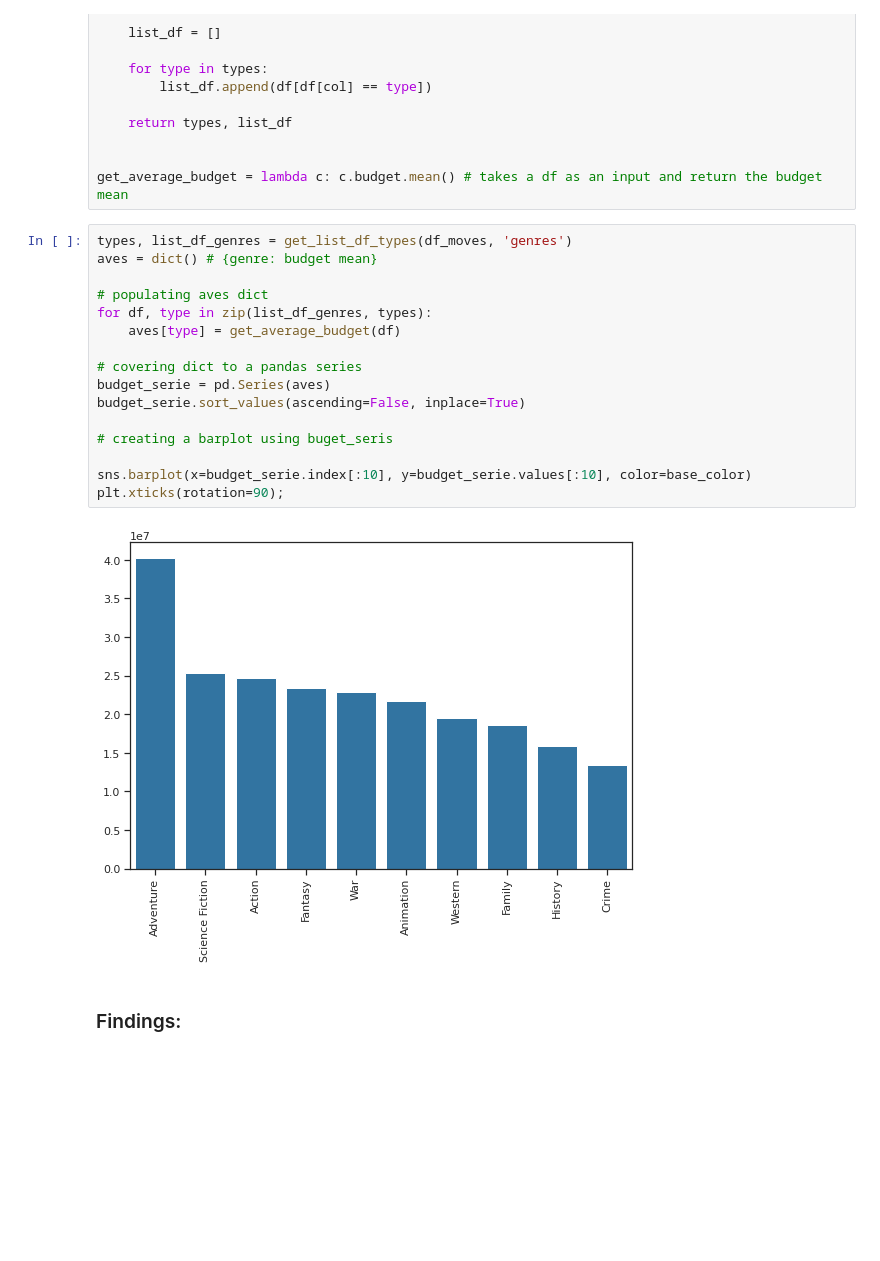
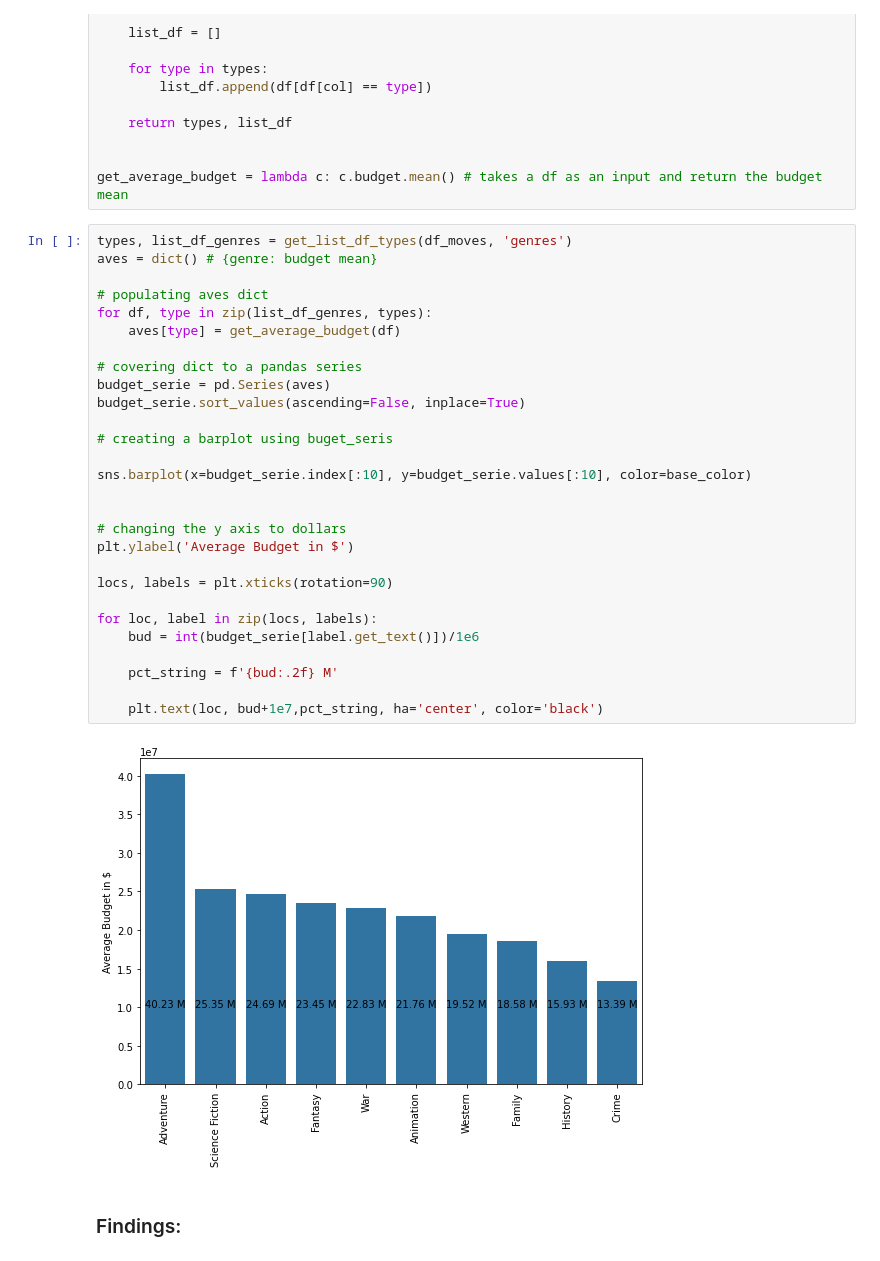
Before and after one commit to TheMarzoog/dsndProject1, a Jupyter notebook: Data Science ND Project 1.ipynb, the cells around one changed output. Saved outputs shown, nothing was run; the diff lists cells and outputs as text; blank space fills up the shorter version.

Commit message:
Added text to plot 2 and 3

```diff
--- a/Data Science ND Project 1.ipynb
+++ b/Data Science ND Project 1.ipynb
@@ -161,21 +159,33 @@ get_average_budget = lambda c: c.budget.mean() # takes a df as an input and retu
 # %%
 types, list_df_genres = get_list_df_types(df_moves, 'genres')
 aves = dict() # {genre: budget mean}
 
 # populating aves dict
 for df, type in zip(list_df_genres, types):
     aves[type] = get_average_budget(df)
 
 # covering dict to a pandas series
 budget_serie = pd.Series(aves)
 budget_serie.sort_values(ascending=False, inplace=True)
 
 # creating a barplot using buget_seris
 
 sns.barplot(x=budget_serie.index[:10], y=budget_serie.values[:10], color=base_color)
-plt.xticks(rotation=90);
+
+
+# changing the y axis to dollars
+plt.ylabel('Average Budget in $')
+
+locs, labels = plt.xticks(rotation=90)
+
+for loc, label in zip(locs, labels):
+    bud = int(budget_serie[label.get_text()])/1e6
+
+    pct_string = f'{bud:.2f} M'
+
+    plt.text(loc, bud+1e7,pct_string, ha='center', color='black')
 # %% [output]
-[figure, old version]
+[figure, new version]
 # %% [markdown]
 ### Findings:
 # %% [markdown]
```
Also changed, not shown: parts of 7 cells of this notebook.
